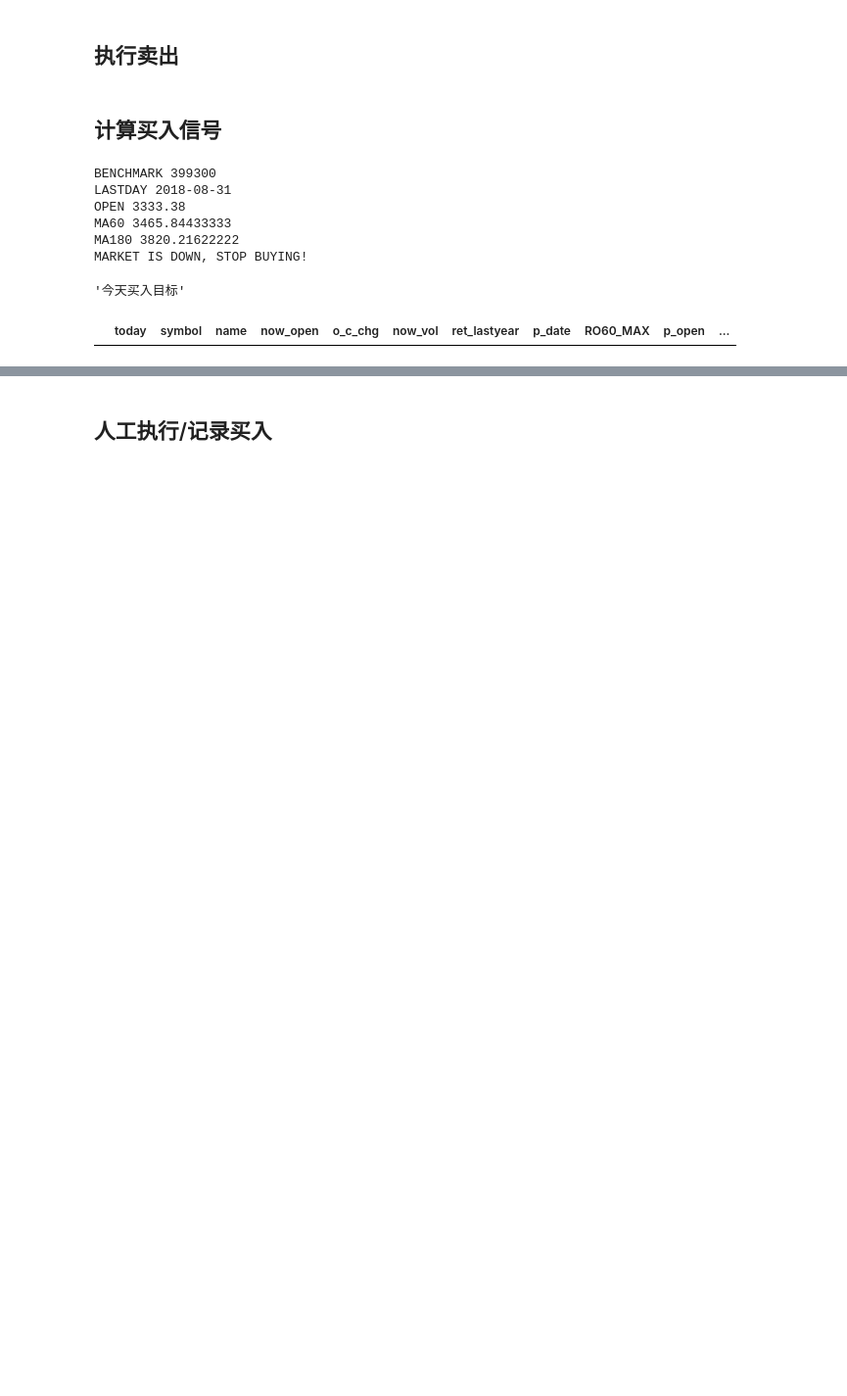
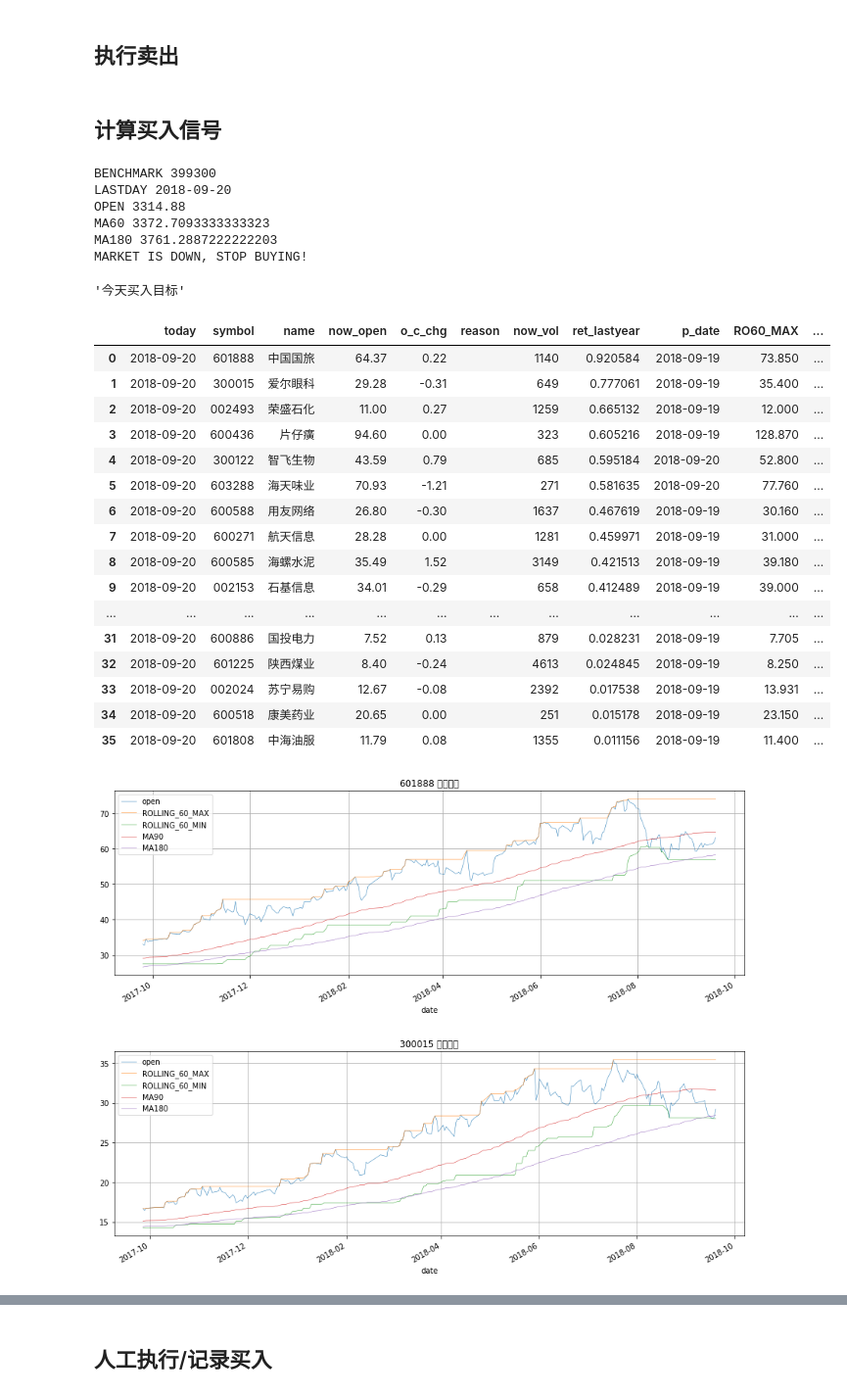
Before and after one commit to dxcv/ML4M, a Jupyter notebook: notebook/turtle_2system_common_hs300_signal.ipynb, the cells around one changed output, grey strips where cells are left out. Shown at 98% size. Saved outputs shown, nothing was run; the diff lists cells and outputs as text; code cells hidden in the pictures; blank space fills up the shorter version.

```diff
--- a/notebook/turtle_2system_common_hs300_signal.ipynb
+++ b/notebook/turtle_2system_common_hs300_signal.ipynb
@@ -145,6 +145,7 @@ for symbol in TARGET + [BENCHMARK]:
     stock_df['ROLLING_%d_MAX' % TURTLE_LONG_BUY_N] = stock_df['open'].rolling(TURTLE_LONG_BUY_N).max()
     stock_df['ROLLING_%d_MIN' % TURTLE_LONG_SELL_N] = stock_df['open'].rolling(TURTLE_LONG_SELL_N).min()
     stock_df['MA180'] = stock_df['open'].rolling(180).mean()
+    stock_df['MA90'] = stock_df['open'].rolling(90).mean()
     stock_df['MA60'] = stock_df['open'].rolling(60).mean()
     stock_df['MA30'] = stock_df['open'].rolling(30).mean()
 
@@ -300,15 +301,19 @@ for symbol in TARGET:
 
     # 突破上行趋势，就买一份
     is_buy = False
+    buy_reason = ''
 
     # 指数就不要过滤器了
     if True:
+        if lastday_market.MA90 >= lastday_market.MA180:
+            is_buy = True
+            buy_reason += 'MA'
         if today_market.open >= lastday_market['ROLLING_%d_MAX' % TURTLE_LONG_BUY_N]:
             is_buy = True
-            buy_reason = 'LONG'
-        elif False and today_market.open >= lastday_market['ROLLING_%d_MAX' % TURTLE_SHORT_BUY_N]:
+            buy_reason += 'LONG'
+        if False and today_market.open >= lastday_market['ROLLING_%d_MAX' % TURTLE_SHORT_BUY_N]:
             is_buy = True
-            buy_reason = 'SHORT'
+            buy_reason += 'SHORT'
 
     # 加入购买信号列表
     if is_buy:
@@ -334,9 +339,9 @@ else:
 buy_list_df = None
 buy_list_df = pd.DataFrame(columns=[
     'today', 'symbol', 'name',
-    'now_open', 'o_c_chg', 'now_vol', 'ret_lastyear',
+    'now_open', 'o_c_chg', 'reason', 'now_vol', 'ret_lastyear',
     'p_date', 'RO60_MAX', 'p_open', 'p_close',
-    'MA30', 'MA60', 'MA180',
+    'MA60', 'MA90', 'MA180',
 #     'per', 'pb',
 ])
 for return_lastyear, symbol in buy_list:
@@ -347,45 +352,73 @@ for return_lastyear, symbol in buy_list:
             'today': today,
             'symbol': symbol,
             'name': today_market['name'],
+            'reason': buy_reason,
             'now_open': today_market.open,
             'p_date': lastday_market.name,
             'RO60_MAX': lastday_market.ROLLING_60_MAX,
             'p_open': lastday_market.open,
             'p_close': lastday_market.close,
             'o_c_chg': '%.2f' % ((today_market.open - lastday_market.close) * 100 / lastday_market.close),
-            'MA30': '%.3f' % lastday_market.MA30,
             'MA60': '%.3f' % lastday_market.MA60,
+            'MA90': '%.3f' % lastday_market.MA90,
             'MA180': '%.3f' % lastday_market.MA180,
             'now_vol': int(today_market.volume / 10000),
             'ret_lastyear': return_lastyear,
 #             'per': today_market.per,
 #             'pb': today_market.pb,
         },
         ignore_index = True
     )
 
 
 '''今天买入目标'''
 buy_list_df
 
-for i in range(len(buy_list_df)):
+
+
+%matplotlib inline
+import matplotlib
+import matplotlib.pyplot as plt
+plt.rcParams['figure.figsize'] = [15, 5]
+for i in range(len(buy_list_df[:10])):
     symbol = buy_list_df.iloc[i].symbol
     name = buy_list_df.iloc[i]['name']
     df = stock_df_dict[symbol].copy()
     df.reset_index(drop=False, inplace=True)
     df['date'] = df['date'].apply(lambda x: x.to_timestamp().to_datetime64())
     df.set_index('date', inplace=True)
 #     display_charts(
 #         df, chart_type='stock', title='%s %s' % (symbol, name),
 #         y=['open', 'ROLLING_60_MAX', 'ROLLING_60_MIN', 'MA60', 'MA180'],
 #         figsize=(900, 600)
 #     )
+    ax = df.plot(title='%s %s' % (symbol, name), kind='line',
+                 y=['open', 'ROLLING_60_MAX', 'ROLLING_60_MIN', 'MA90', 'MA180'],
+                 linewidth=0.5, grid=True)
 # %% [output]
 BENCHMARK 399300
-LASTDAY 2018-08-31
-OPEN 3333.38
-MA60 3465.84433333
-MA180 3820.21622222
+LASTDAY 2018-09-20
+OPEN 3314.88
+MA60 3372.7093333333323
+MA180 3761.2887222222203
 MARKET IS DOWN, STOP BUYING!
 '今天买入目标'
-|  | today | symbol | name | now_open | o_c_chg | now_vol | ret_lastyear | p_date | RO60_MAX | p_open | ... |
+|  | today | symbol | name | now_open | o_c_chg | reason | now_vol | ret_lastyear | p_date | RO60_MAX | ... |
+| 0 | 2018-09-20 | 601888 | 中国国旅 | 64.37 | 0.22 |  | 1140 | 0.920584 | 2018-09-19 | 73.850 | ... |
+| 1 | 2018-09-20 | 300015 | 爱尔眼科 | 29.28 | -0.31 |  | 649 | 0.777061 | 2018-09-19 | 35.400 | ... |
+| 2 | 2018-09-20 | 002493 | 荣盛石化 | 11.00 | 0.27 |  | 1259 | 0.665132 | 2018-09-19 | 12.000 | ... |
+| 3 | 2018-09-20 | 600436 | 片仔癀 | 94.60 | 0.00 |  | 323 | 0.605216 | 2018-09-19 | 128.870 | ... |
+| 4 | 2018-09-20 | 300122 | 智飞生物 | 43.59 | 0.79 |  | 685 | 0.595184 | 2018-09-20 | 52.800 | ... |
+| 5 | 2018-09-20 | 603288 | 海天味业 | 70.93 | -1.21 |  | 271 | 0.581635 | 2018-09-20 | 77.760 | ... |
+| 6 | 2018-09-20 | 600588 | 用友网络 | 26.80 | -0.30 |  | 1637 | 0.467619 | 2018-09-19 | 30.160 | ... |
+| 7 | 2018-09-20 | 600271 | 航天信息 | 28.28 | 0.00 |  | 1281 | 0.459971 | 2018-09-19 | 31.000 | ... |
+| 8 | 2018-09-20 | 600585 | 海螺水泥 | 35.49 | 1.52 |  | 3149 | 0.421513 | 2018-09-19 | 39.180 | ... |
+| 9 | 2018-09-20 | 002153 | 石基信息 | 34.01 | -0.29 |  | 658 | 0.412489 | 2018-09-19 | 39.000 | ... |
+| ... | ... | ... | ... | ... | ... | ... | ... | ... | ... | ... | ... |
+| 31 | 2018-09-20 | 600886 | 国投电力 | 7.52 | 0.13 |  | 879 | 0.028231 | 2018-09-19 | 7.705 | ... |
+| 32 | 2018-09-20 | 601225 | 陕西煤业 | 8.40 | -0.24 |  | 4613 | 0.024845 | 2018-09-19 | 8.250 | ... |
+| 33 | 2018-09-20 | 002024 | 苏宁易购 | 12.67 | -0.08 |  | 2392 | 0.017538 | 2018-09-19 | 13.931 | ... |
+| 34 | 2018-09-20 | 600518 | 康美药业 | 20.65 | 0.00 |  | 251 | 0.015178 | 2018-09-19 | 23.150 | ... |
+| 35 | 2018-09-20 | 601808 | 中海油服 | 11.79 | 0.08 |  | 1355 | 0.011156 | 2018-09-19 | 11.400 | ... |
+[figure, added]
+[figure, added]
```
Also changed, not shown: parts of 9 cells of this notebook, 2 other files.
